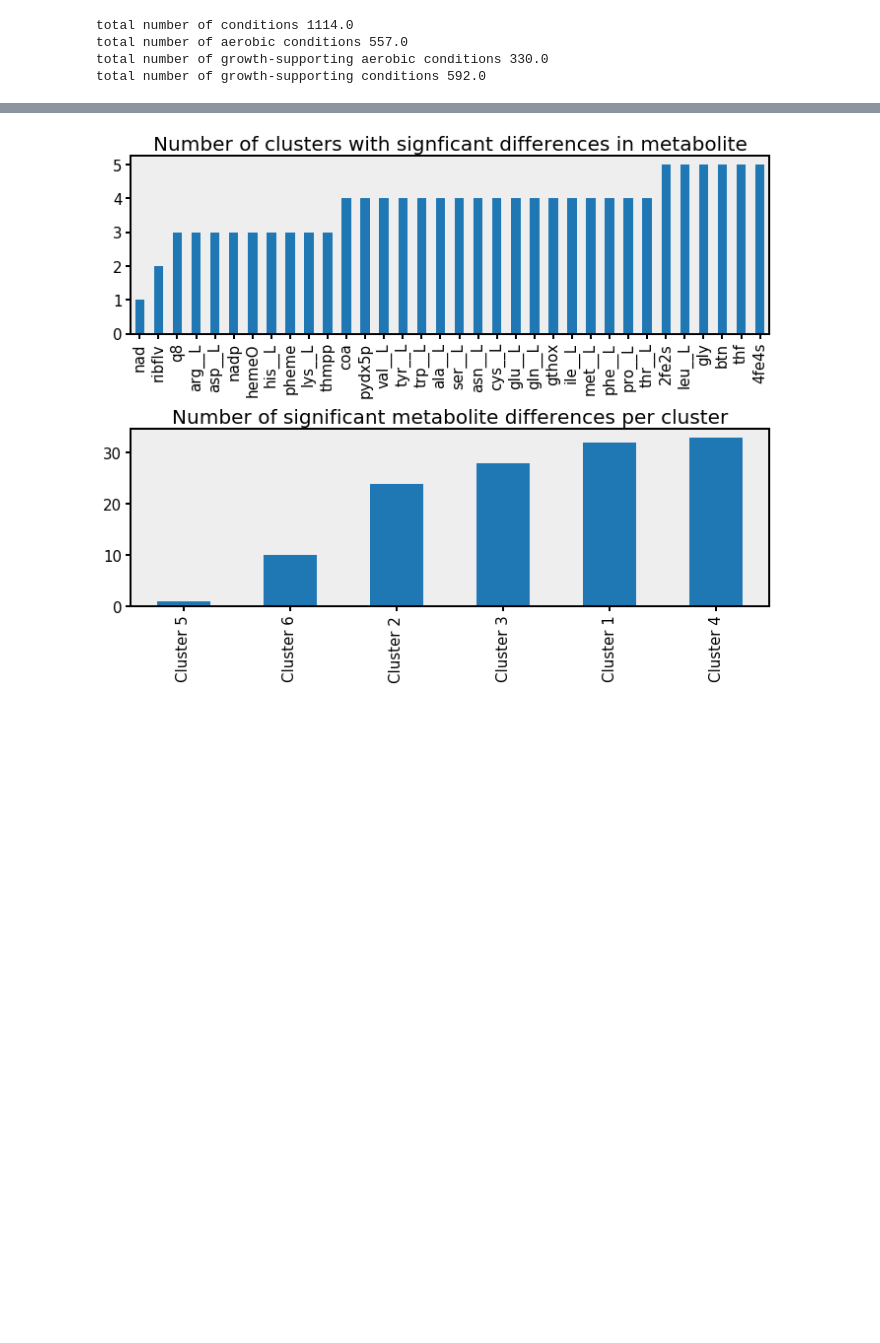
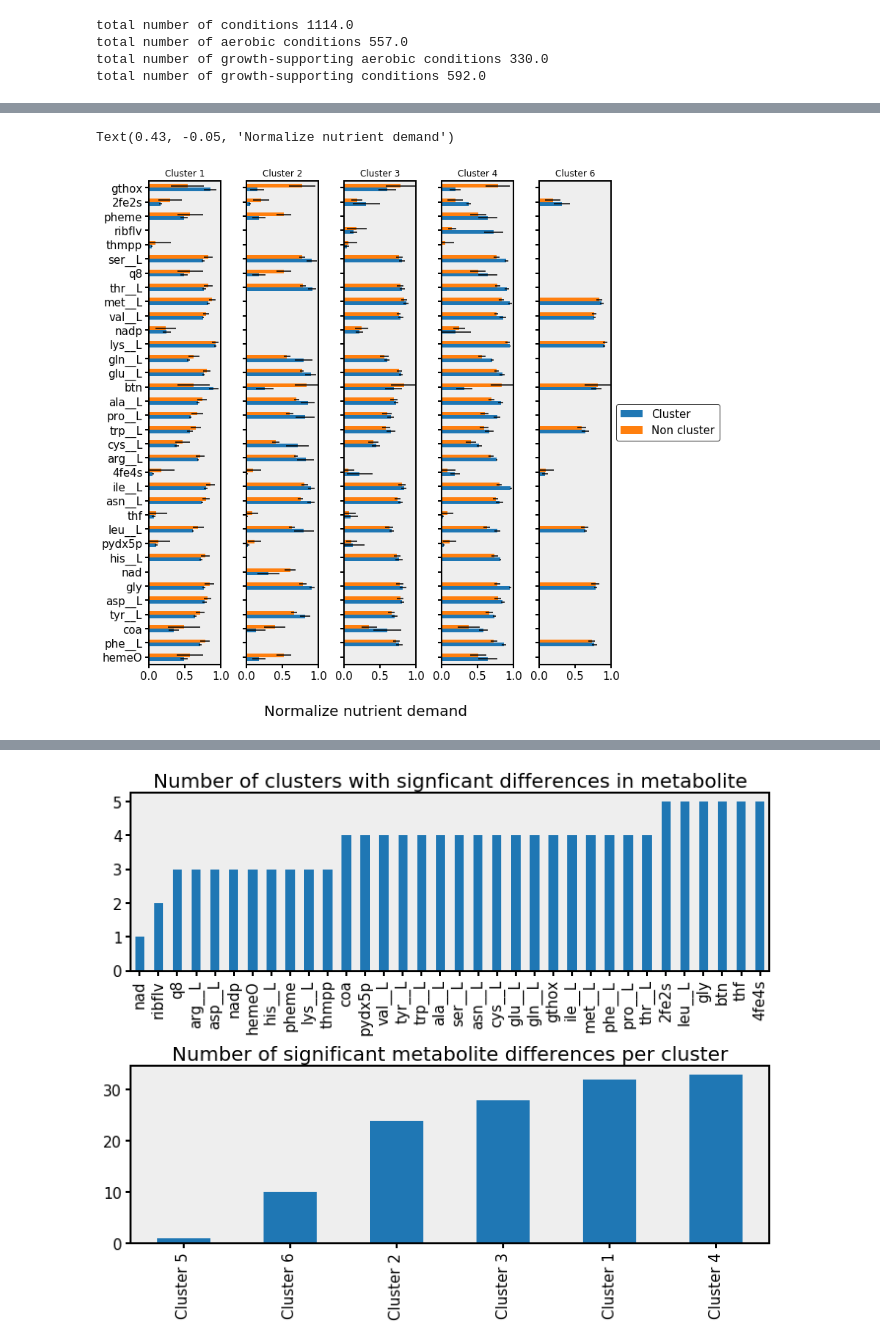
Before and after one commit to coltonlloyd/me_biomass, a Jupyter notebook: me_biomass/part_1.ipynb, the cells around one changed output, grey strips where cells are left out. Saved outputs shown, nothing was run; the diff lists cells and outputs as text; code cells hidden in the pictures; blank space fills up the shorter version.

```diff
--- a/me_biomass/part_1.ipynb
+++ b/me_biomass/part_1.ipynb
@@ -226,7 +219,6 @@ def summarize_conditions(df, normalize_by_element_uptake=True, growth_norm=True,
 # %%
-from glob import glob
 full_dict = {}
-for fi in glob('/home/sbrg-cjlloyd/Desktop/media_sims/*'):
+for fi in glob('./simulations/media_sims/*'):
     with open(fi, 'r') as f:
         x_dict = json.load(f)
     fi = fi.split('/')[-1].replace('_sol.json', '')
@@ -927,0 +278,12 @@ The 'normed' kwarg was deprecated in Matplotlib 2.1 and will be removed in 3.1.
+# %%
+condition_df_file = './output/condition_df.csv'
+
+if not exists(condition_df_file):
+
+    condition_df = summarize_conditions(df, growth_norm=True)
+    condition_df.to_csv(condition_df_file)
+else:
+    condition_df = pd.read_csv(condition_df_file, index_col=0)
+color_df = get_color_for_conditions(condition_df)
+
+condition_df = condition_df.dropna(how='all')
@@ -927,0 +678,45 @@ The 'normed' kwarg was deprecated in Matplotlib 2.1 and will be removed in 3.1.
+# %%
+
+n_big_clus = len(new_df.index) - len(clus_to_skip)
+fig, axes = plt.subplots( 1,n_big_clus, figsize=(12, 10), sharey=True, sharex=True)
+axes = axes.flatten()
+count=0
+all_changed = []
+for q in new_df.index:
+    all_changed.extend([i.split(' (')[0] for i in new_df.loc[q, 'changes'].split(', ')] )
+all_changed = [i for i in all_changed if i != '']
+plot_df = pd.DataFrame(index=set(all_changed))
+
+for i in new_df.index:
+    if i in clus_to_skip:
+        continue
+
+    cluster = i
+    clusts = new_df.loc[cluster, 'mets'].split(', ')
+    changed = [i.split(' (')[0] for i in new_df.loc[cluster, 'changes'].split(', ')]
+
+    log_df = norm_df.copy()
+    plot_df.iloc[:, :] = 0
+    if changed ==['']:
+        print(clusts)
+        count+=1
+        continue
+    plot_df['mean_clus'] = log_df.loc[clusts, changed].mean()
+    plot_df['std_clus'] = log_df.loc[clusts, changed].std()
+    plot_df['mean_nonclus'] = log_df.loc[[i for i in log_df.index if i not in clusts], changed].mean()
+    plot_df['std_nonclus'] = log_df.loc[[i for i in log_df.index if i not in clusts], changed].std()
+    plot_df.plot(kind='barh', y=['mean_clus','mean_nonclus'],
+                 xerr=[plot_df['std_clus'], plot_df['std_nonclus']], ax=axes[count])
+    axes[count].legend_ = None
+    axes[count].set_title('Cluster %i' % (cluster+1), fontsize=12)
+    #axes[count].plot([0,0], [0, 33], 'k--')
+    axes[count].set_xlim([0, 1])
+    count+=1
+
+axes[count-1].legend(['Cluster', 'Non cluster'], fontsize=15, ncol=1, bbox_to_anchor=(1,.5), loc='center left')
+#axes[count-1].s
+fig.tight_layout()
+fig.text(.43, -.05, 'Normalize nutrient demand', ha='center', fontsize=20)
+# %% [output]
+Text(0.43, -0.05, 'Normalize nutrient demand')
+[figure, added]
```
Also changed, not shown: parts of 86 cells of this notebook, 1 other file.
